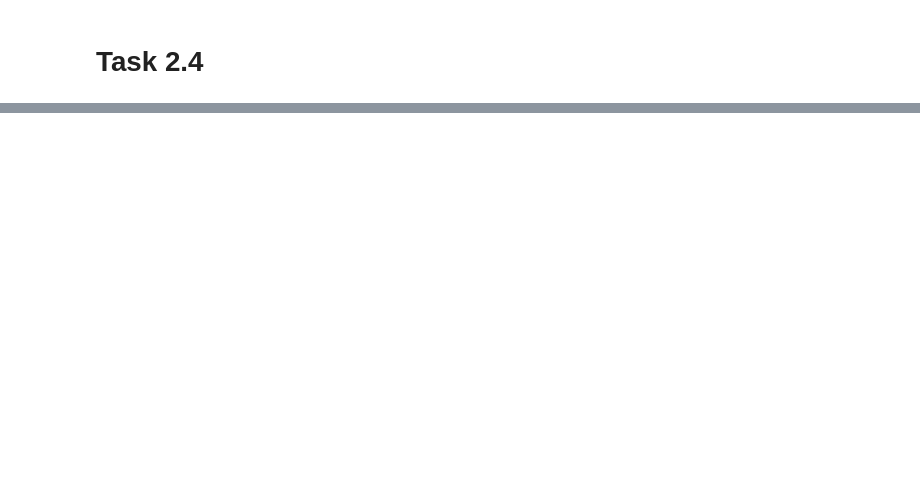
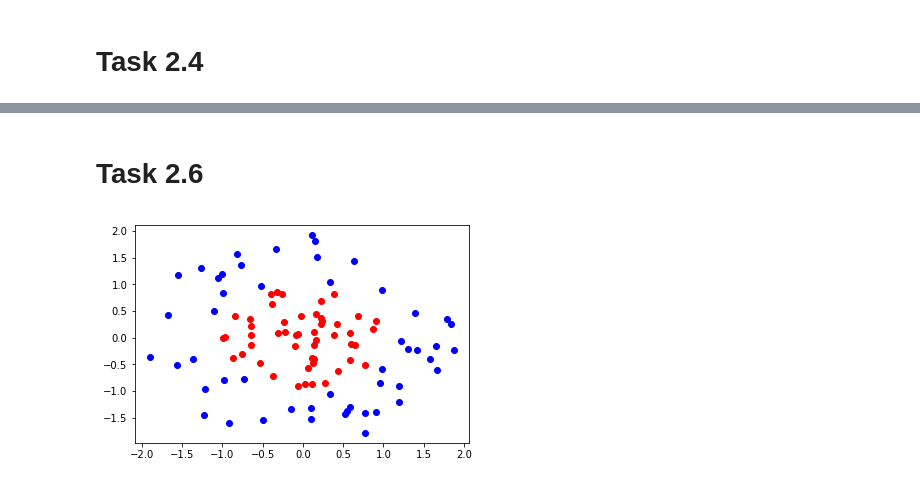
Before and after one commit to JWuzyk/Machine-Learning-Practical-Lab, a Jupyter notebook: Sheet 2.ipynb, the cells around one changed output, grey strips where cells are left out. Cells and saved outputs as stored; diff of their text form; code cells hidden in the pictures; blank space fills up the shorter version.

```diff
--- a/Sheet 2.ipynb
+++ b/Sheet 2.ipynb
@@ -71,0 +118,2 @@ x_testdata, y_testdata = expTestData(1000, )
+# %% [markdown]
+# Task 2.6
@@ -71,0 +148,35 @@ x_testdata, y_testdata = expTestData(1000, )
+# %%
+# create data, take a uniform distribution on [0,1]x[0,2\pi], scale 1st coord by sqrt( to get uniform dist on disk) and map to circle using polar coords
+
+n= 50 #number of samples
+x= np.random.uniform(0,1,n)
+x=x**0.5
+y= np.random.uniform(0,2*np.pi,n)
+yd=x*np.sin(y)
+xd=x*np.cos(y)
+X1= np.vstack((xd,yd)).T
+X1lbl=-1*np.ones(n)
+
+#similarly for annulus
+x= np.random.uniform(1,4,n)
+x=x**0.5
+y= np.random.uniform(0,2*np.pi,n)
+yd=x*np.sin(y)
+xd=x*np.cos(y)
+X2= np.vstack((xd,yd)).T
+X2lbl=np.ones(n)
+#label X1 by -1 and X2 by 1
+
+
+X_Data = np.concatenate((X1,X2))
+Y_Data = np.concatenate((X1lbl,X2lbl))
+
+plt.plot(X_Data[Y_Data==-1][:,0],X_Data[Y_Data==-1][:,1],'ro',X_Data[Y_Data==1][:,0],X_Data[Y_Data==1][:,1],'bo')
+
+#circle1=plt.Circle((0,0),2,color='g')
+#plt.gcf().gca().add_artist(circle1)
+#circle2=plt.Circle((0,0),1,color='y')
+#plt.gcf().gca().add_artist(circle2)
+plt.show()
+# %% [output]
+[figure, added]
```
Also changed, not shown: parts of 19 cells of this notebook, 4 other files.
